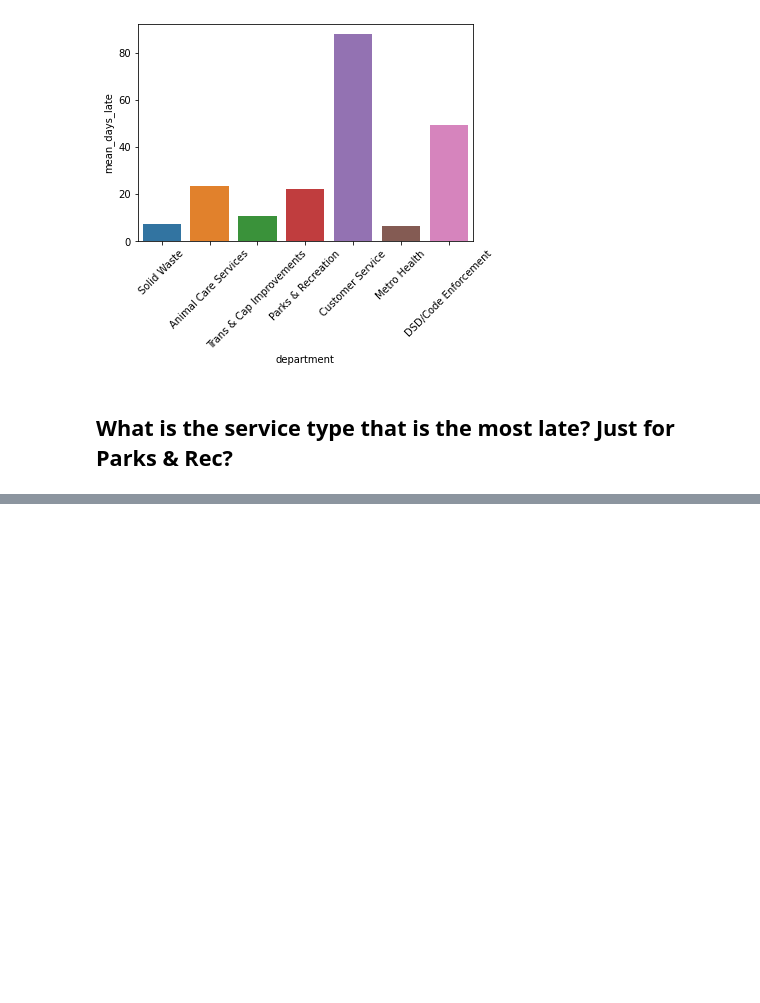
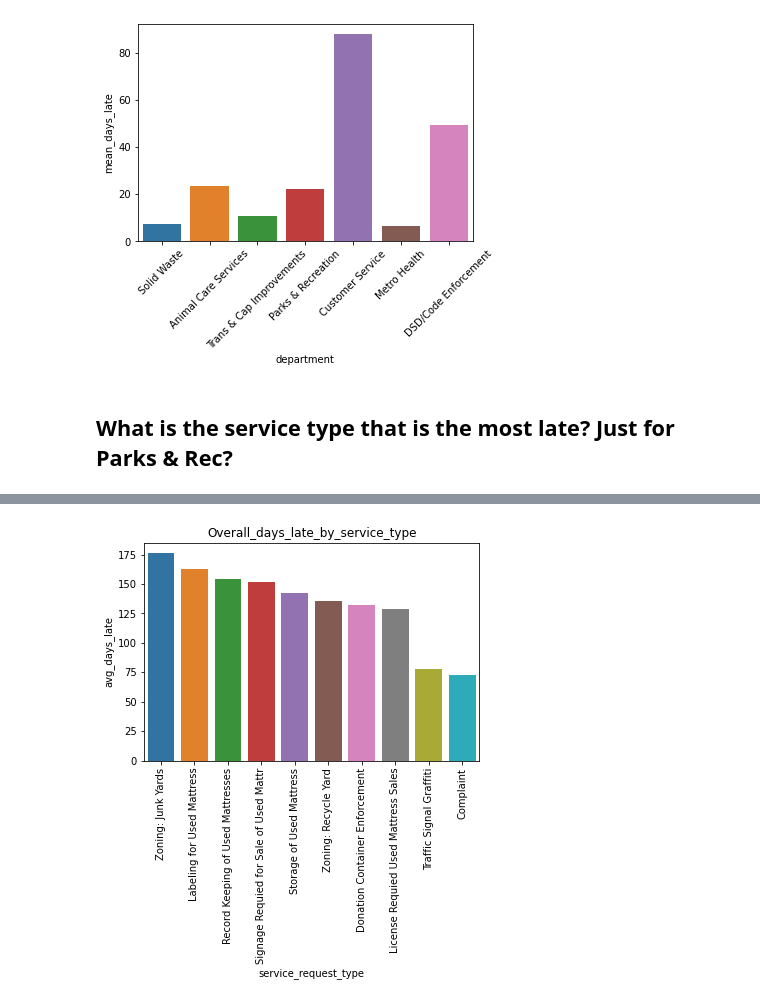
Before and after one commit to brianclements03/spark_exercises, a Jupyter notebook: explore.ipynb, the cells around one changed output, grey strips where cells are left out. Saved outputs shown, nothing was run; the diff lists cells and outputs as text; code cells hidden in the pictures; blank space fills up the shorter version.

Commit message:
added some great answers

```diff
--- a/explore.ipynb
+++ b/explore.ipynb
@@ -250,0 +240,17 @@ df.filter(df['department']=='Parks & Recreation')
+# %%
+answer4a = (
+df.groupBy('service_request_type')
+    .agg(round(mean(df.num_days_late),2).alias('avg_days_late'))
+#     .where('avg_days_late' > 0)
+    .sort(col('avg_days_late').desc()).limit(10)#.desc('avg_days_late')
+    .toPandas()
+)
+
+answer4b = (
+df.filter(df['department']=='Parks & Recreation')
+    .groupBy(col('service_request_type').alias('P&R_svc_rqst_type'))
+    .agg(round(mean(df.num_days_late),2).alias('avg_days_late'))
+#     .where('avg_days_late' > 0)
+    .sort(col('avg_days_late').desc()).limit(10)#.desc('avg_days_late')
+    .toPandas()
+)
@@ -250,0 +271,6 @@ df.filter(df['department']=='Parks & Recreation')
+# %%
+sns.barplot(data=answer4a, x='service_request_type', y='avg_days_late')
+plt.title('Overall_days_late_by_service_type')
+plt.xticks(rotation=90);
+# %% [output]
+[figure, added]
```
Also changed, not shown: parts of 13 cells of this notebook.
